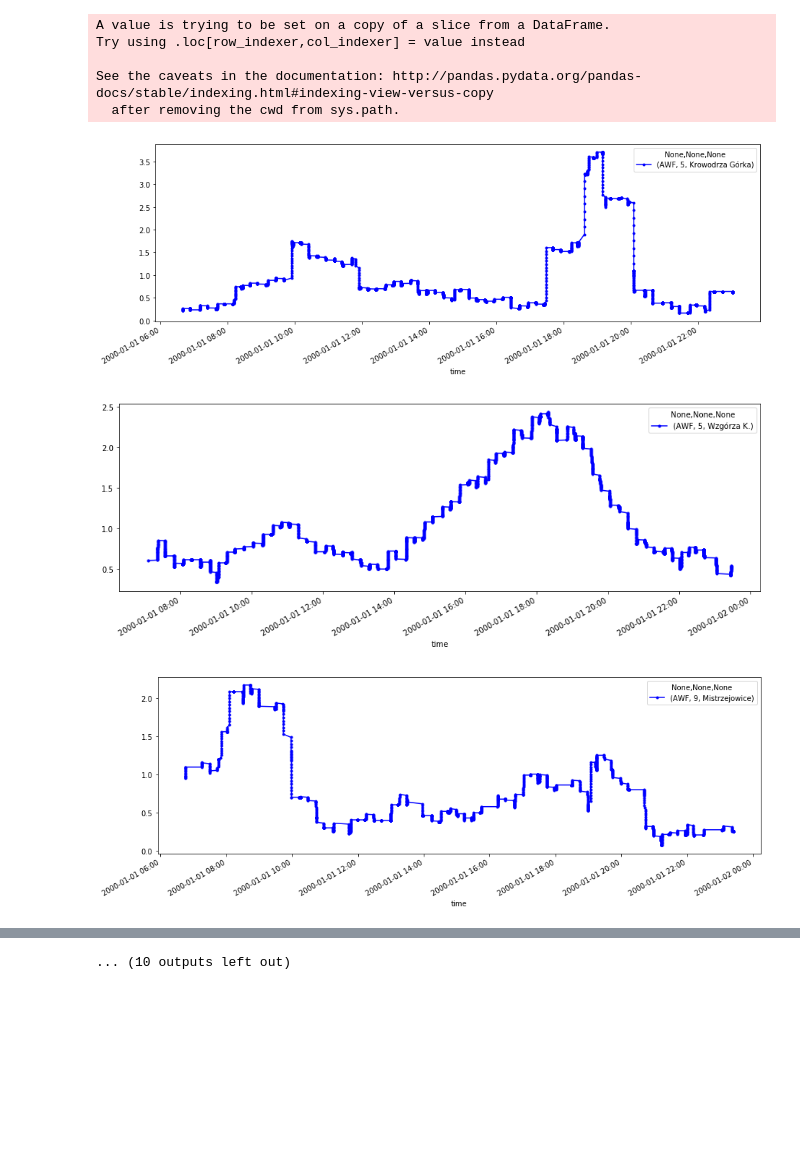
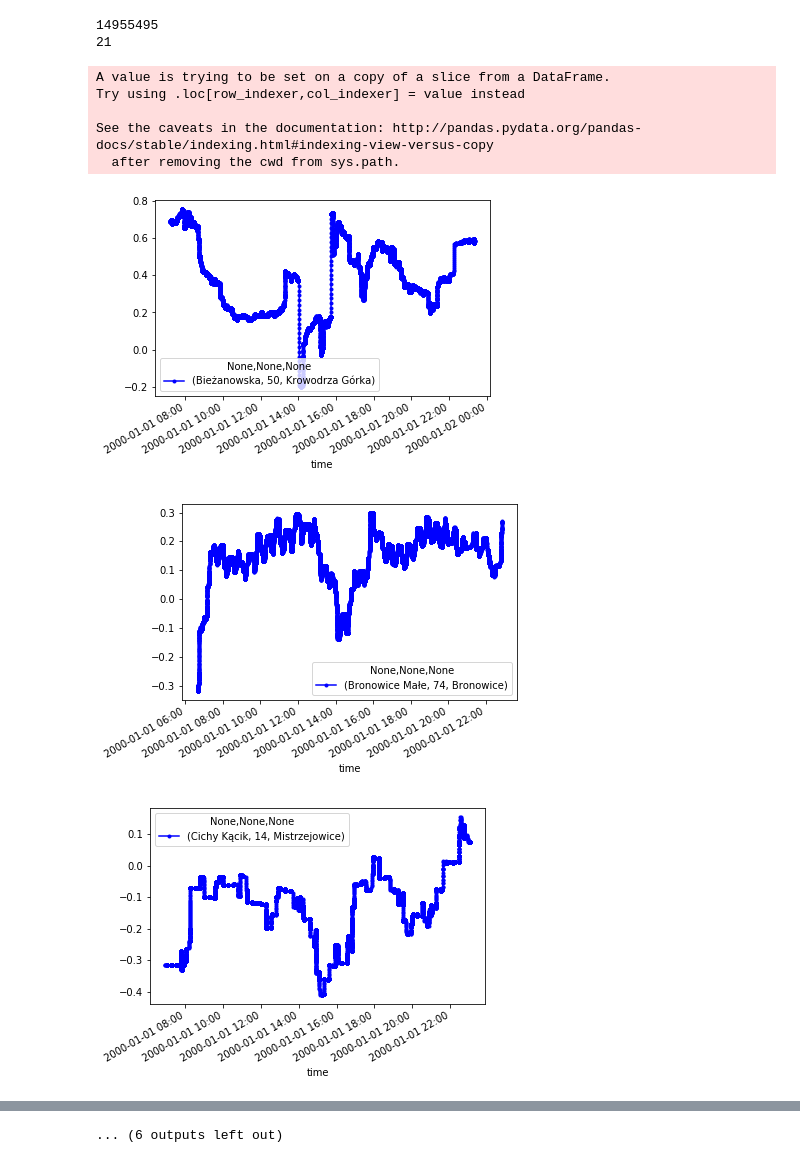
Before and after one commit to krzychuwr1/ttssApiDataDownloader, a Jupyter notebook: ED.ipynb, the cells around one changed output, grey strips where cells are left out. Saved outputs shown, nothing was run; the diff lists cells and outputs as text; code cells hidden in the pictures; blank space fills up the shorter version.

```diff
--- a/ED.ipynb
+++ b/ED.ipynb
@@ -17,6 +15,13 @@ tram_delays_raw = pd.read_csv('/home/karol/ed/tram_delays_0.csv')
+# %%
+tram_delays_raw = pd.DataFrame()
+for filename in os.listdir('./data'):
+    tram_delays_raw = tram_delays_raw.append(pd.read_csv(os.path.join('./data', filename)))
+    #break
 # %%
 tram_delays_df = pd.DataFrame.copy(tram_delays_raw)
 tram_delays_df['time'] = pd.to_datetime(tram_delays_df['time'], format='%Y-%m-%d %H:%M:%S.%f')
+tram_delays_df['hour'] = tram_delays_df['time'].map(lambda x: x.hour)
+tram_delays_df['time_of_day'] = tram_delays_df['hour'].map(lambda x: 'night' if x < 5 or x > 23 else ('morning' if x < 10 else ('noon' if x < 14 else ('afternoon' if x < 19 else 'evening'))))
 tram_delays_df['time'] = [x.replace(year=2000, month=1, day=1, second=0, microsecond=0) for x in tram_delays_df['time']]
 tram_delays_df = tram_delays_df.sort_values(by=['time'])
 # %%
@@ -58,21 +41,30 @@ Times from 2000-01-01T04:40:00.000000000 to 2000-01-01T23:02:00.000000000
+# %%
+print(len(tram_delays_df))
+aggregate_columns = ['stopName', 'patternText', 'direction']
+grouped_tram_delays = tram_delays_df.groupby(aggregate_columns)
+grouped_tram_delays = pd.DataFrame(grouped_tram_delays.filter(lambda x: len(x) > (len(tram_delays_df)/500)))
+print(len(grouped_tram_delays.groupby(aggregate_columns)))
+# %% [output]
+14955495
+21
 # %%
 counter = 0
-for key, grp in grouped_tram_delays:
+for key, grp in grouped_tram_delays.groupby(aggregate_columns):
     if len(grp['time'].values) > 100:
         grp['rolling_mean_delay'] = grp['delay'].rolling(int(len(grp['time'].values)/10)).mean()
         fig, ax = plt.subplots(1)
         grp.plot(ax=ax, style='.-', x='time', y='rolling_mean_delay', color='b', label=key)
         ax.xaxis.set_major_formatter(mdates.DateFormatter('%Y-%m-%d %H:%M'))
         plt.show()
         counter = counter + 1;
-        if(counter > 20):
+        if(counter > 16):
             break
 # %% [output]
 A value is trying to be set on a copy of a slice from a DataFrame.
 Try using .loc[row_indexer,col_indexer] = value instead
 
 See the caveats in the documentation: http://pandas.pydata.org/pandas-docs/stable/indexing.html#indexing-view-versus-copy
   after removing the cwd from sys.path.
-[figure, old version]
+[figure, new version]
-[figure, old version]
+[figure, new version]
-[figure, old version]
+[figure, new version]
@@ -87,4 +79,4 @@ See the caveats in the documentation: http://pandas.pydata.org/pandas-docs/stabl
-... (10 outputs left out)
+... (6 outputs left out)
 # %%
 def str_to_int_token(input_list):
     unique_list = list(set(input_list))
```
Also changed, not shown: parts of 17 cells of this notebook.
